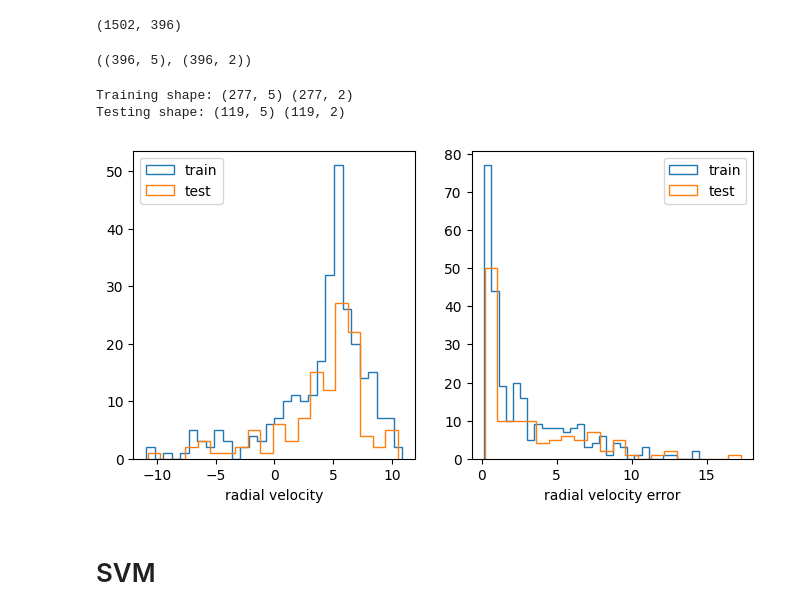
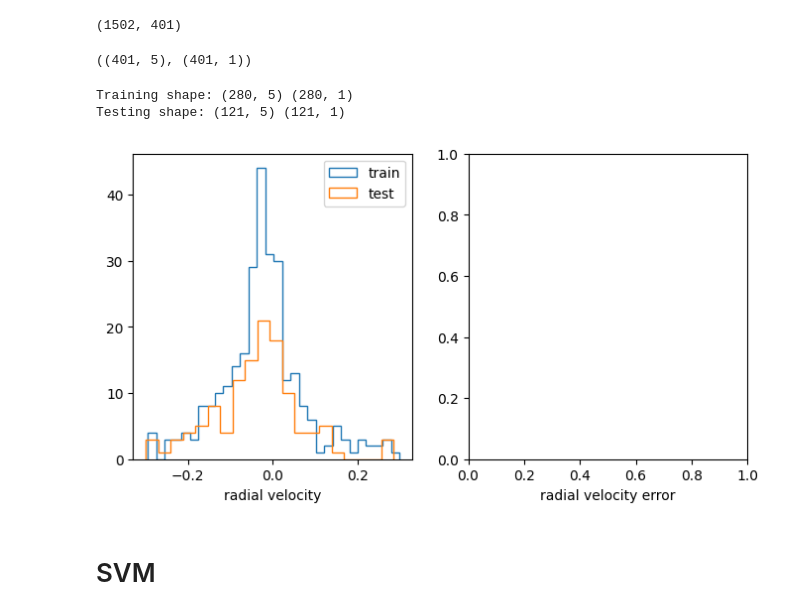
Before and after one commit to stevenalfonso/radial-velocity, a Jupyter notebook: regression_radial_velocity.ipynb, the cells around one changed output. Saved outputs shown, nothing was run; the diff lists cells and outputs as text; code cells hidden in the pictures.

```diff
--- a/regression_radial_velocity.ipynb
+++ b/regression_radial_velocity.ipynb
@@ -27,6 +22,12 @@ To enable the following instructions: AVX2 FMA, in other operations, rebuild Ten
 # %%
 #cluster_candidates = pd.read_csv('/Users/steven/Documents/CPoint/data/pleiades_candidates.csv')
 cluster_candidates = pd.read_csv('../PleiadesTidalTails/data/clean.csv')
+scaler_astrometry = StandardScaler()
+scaler_rv = StandardScaler()
+
+cluster_candidates[['ra','dec','pmra','pmdec','parallax']] = scaler_astrometry.fit_transform(cluster_candidates[['ra','dec','pmra','pmdec','parallax']])
+cluster_candidates[['radial_velocity']] = scaler_rv.fit_transform(cluster_candidates[['radial_velocity']])
+
 del cluster_candidates['Unnamed: 0']
 
 # for i in range(len(cluster_candidates)):
@@ -83,7 +89,7 @@ plt.show()
 # %%
 len(cluster_candidates), len(cluster_candidates_rv)
 # %% [output]
-(1502, 396)
+(1502, 401)
 # %%
 #y_train = np.vstack([y_train, weights_train]).T
 #y_val = np.vstack([y_val, weights_val]).T
@@ -92,42 +98,43 @@ x_data = np.array(cluster_candidates_rv[['ra','dec','pmra','pmdec','parallax']])
 #x_data = np.array(cluster_candidates_rv[['ra','dec','pmra','pmdec']])
 #x_data = np.array(cluster_candidates_rv[['l','b','pmra','pmdec','parallax']])
 
-y_data = np.array(cluster_candidates_rv[['radial_velocity','radial_velocity_error']])
+#y_data = np.array(cluster_candidates_rv[['radial_velocity','radial_velocity_error']])
+y_data = np.array(cluster_candidates_rv[['radial_velocity']])
 x_data.shape, y_data.shape
 # %% [output]
-((396, 5), (396, 2))
+((401, 5), (401, 1))
 # %%
 x_train, x_test, y_train, y_test = train_test_split(x_data, y_data, test_size=0.3, random_state=42)
 
 # normalizer = Normalizer()
 # x_train = normalizer.fit_transform(x_train)
 # x_test = normalizer.fit_transform(x_test)
-scaler = StandardScaler()
-x_train = scaler.fit_transform(x_train)
-x_test = scaler.fit_transform(x_test)
+# scaler = StandardScaler()
+# x_train = scaler.fit_transform(x_train)
+# x_test = scaler.fit_transform(x_test)
 
 print('Training shape:', x_train.shape, y_train.shape)
 print('Testing shape:', x_test.shape, y_test.shape)
 # %% [output]
-Training shape: (277, 5) (277, 2)
-Testing shape: (119, 5) (119, 2)
+Training shape: (280, 5) (280, 1)
+Testing shape: (121, 5) (121, 1)
 # %%
 plt.figure(figsize=(8,4))
 
 plt.subplot(1,2,1)
 plt.hist(y_train[:,0], bins=30, density=False, histtype='step', label='train')
 plt.hist(y_test[:,0], bins=20, density=False, histtype='step', label='test')
 plt.legend()
 plt.xlabel('radial velocity')
 
 plt.subplot(1,2,2)
-plt.hist(y_train[:,1], bins=30, density=False, histtype='step', label='train')
-plt.hist(y_test[:,1], bins=20, density=False, histtype='step', label='test')
-plt.legend()
+# plt.hist(y_train[:,1], bins=30, density=False, histtype='step', label='train')
+# plt.hist(y_test[:,1], bins=20, density=False, histtype='step', label='test')
+# plt.legend()
 plt.xlabel('radial velocity error')
 plt.show()
 # %% [output]
-[figure, old version]
+[figure, new version]
 # %% [markdown]
 # SVM
 # %%
```
Also changed, not shown: parts of 17 cells of this notebook.
